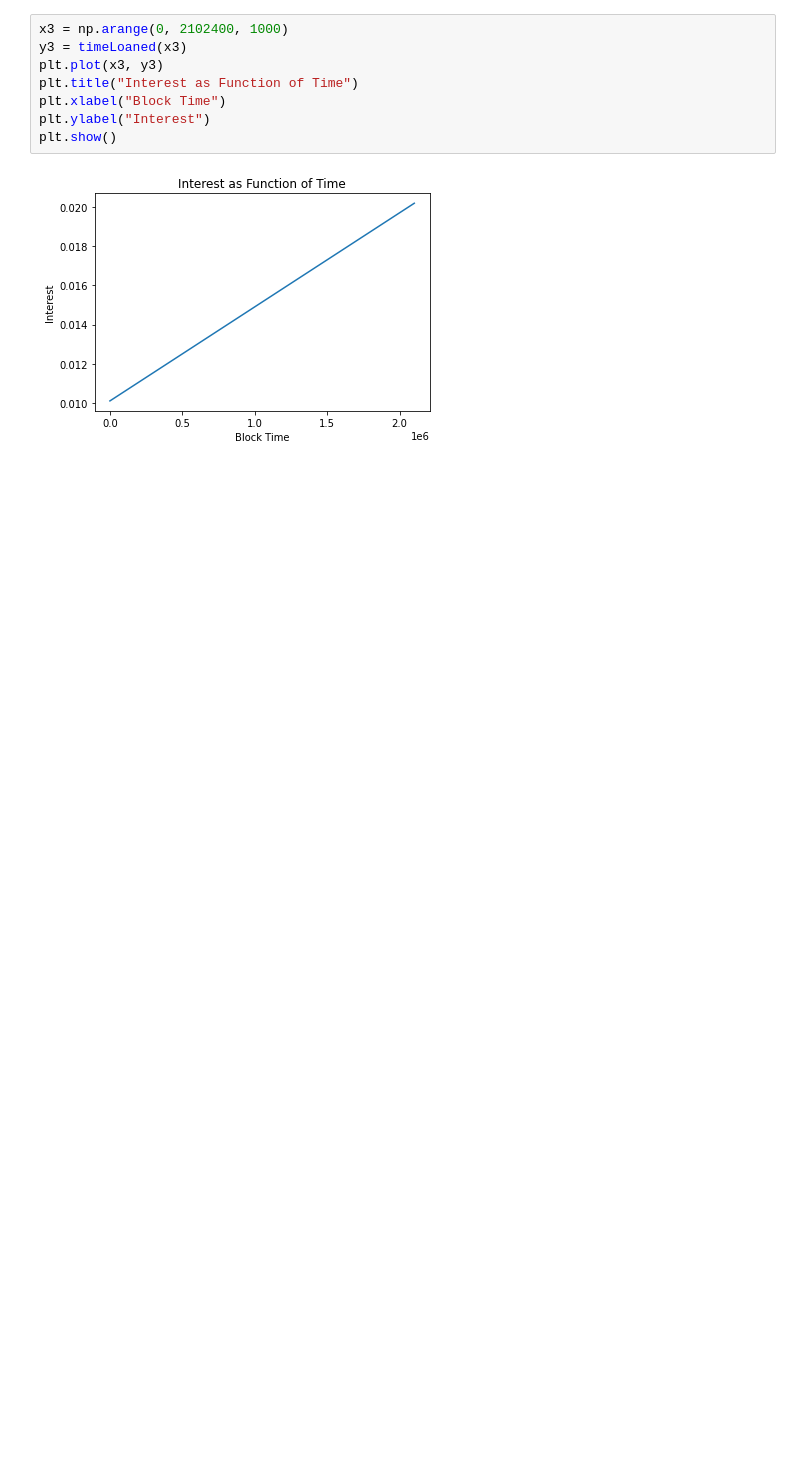
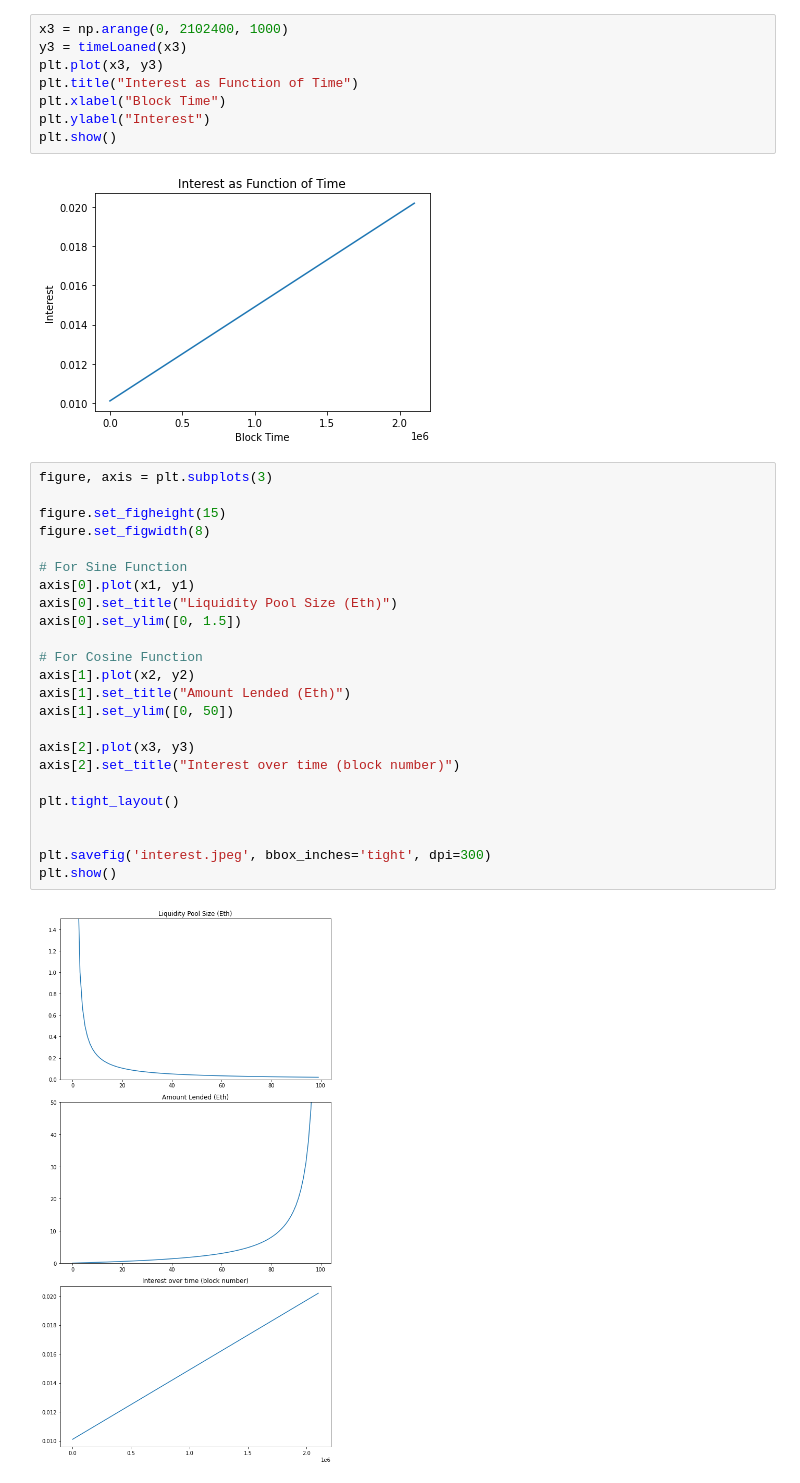
Before and after one commit to captian210/defiBank, a Jupyter notebook: interest.ipynb, the cells around one changed output. Drawn from its saved outputs; the diff is of its cells as text; blank space fills up the shorter version.

```diff
--- a/interest.ipynb
+++ b/interest.ipynb
@@ -134,3 +134,29 @@ plt.ylabel("Interest")
 plt.show()
 # %% [output]
 [figure]
+# %%
+figure, axis = plt.subplots(3)
+
+figure.set_figheight(15)
+figure.set_figwidth(8)
+
+# For Sine Function
+axis[0].plot(x1, y1)
+axis[0].set_title("Liquidity Pool Size (Eth)")
+axis[0].set_ylim([0, 1.5])
+
+# For Cosine Function
+axis[1].plot(x2, y2)
+axis[1].set_title("Amount Lended (Eth)")
+axis[1].set_ylim([0, 50])
+
+axis[2].plot(x3, y3)
+axis[2].set_title("Interest over time (block number)")
+
+plt.tight_layout()
+
+
+plt.savefig('interest.jpeg', bbox_inches='tight', dpi=300)
+plt.show()
+# %% [output]
+[figure, added]
```
Also changed, not shown: parts of 1 cell of this notebook, 2 other files.
